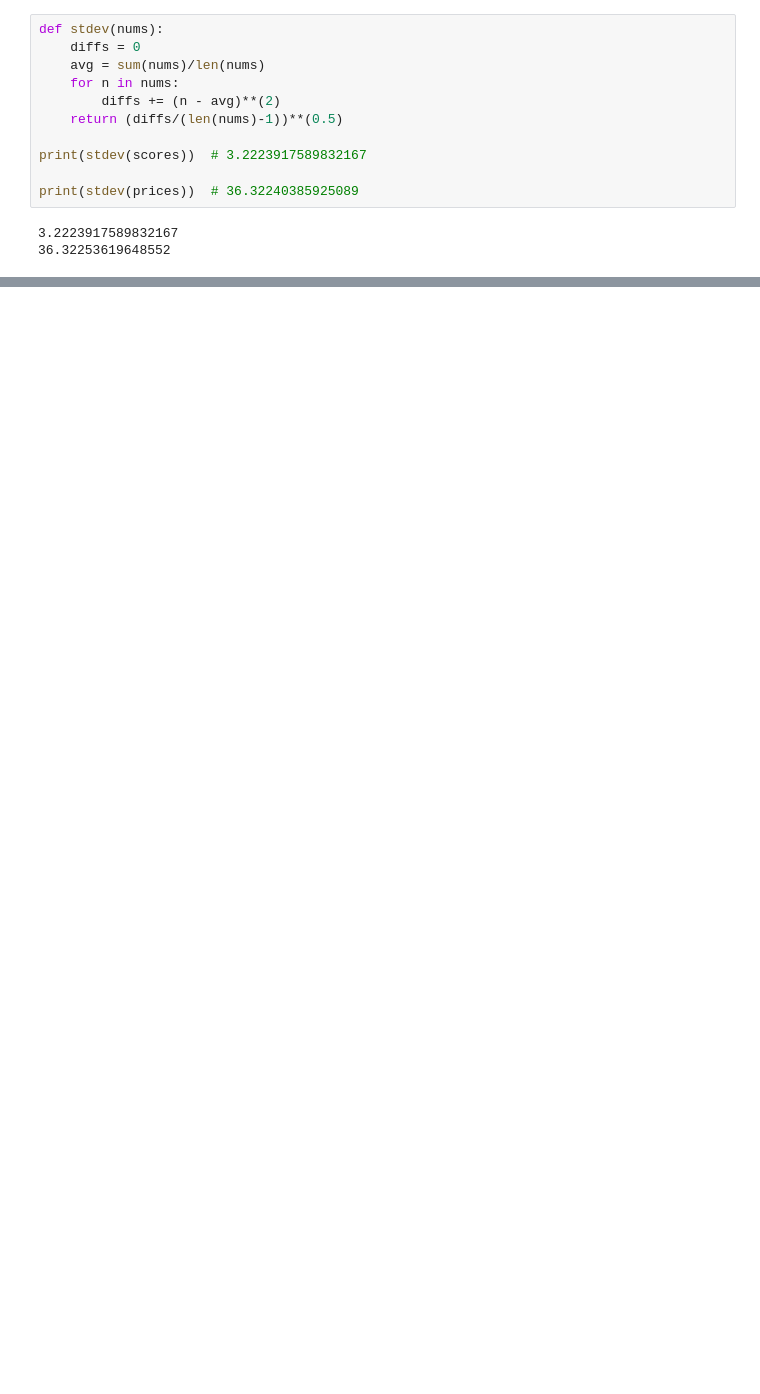
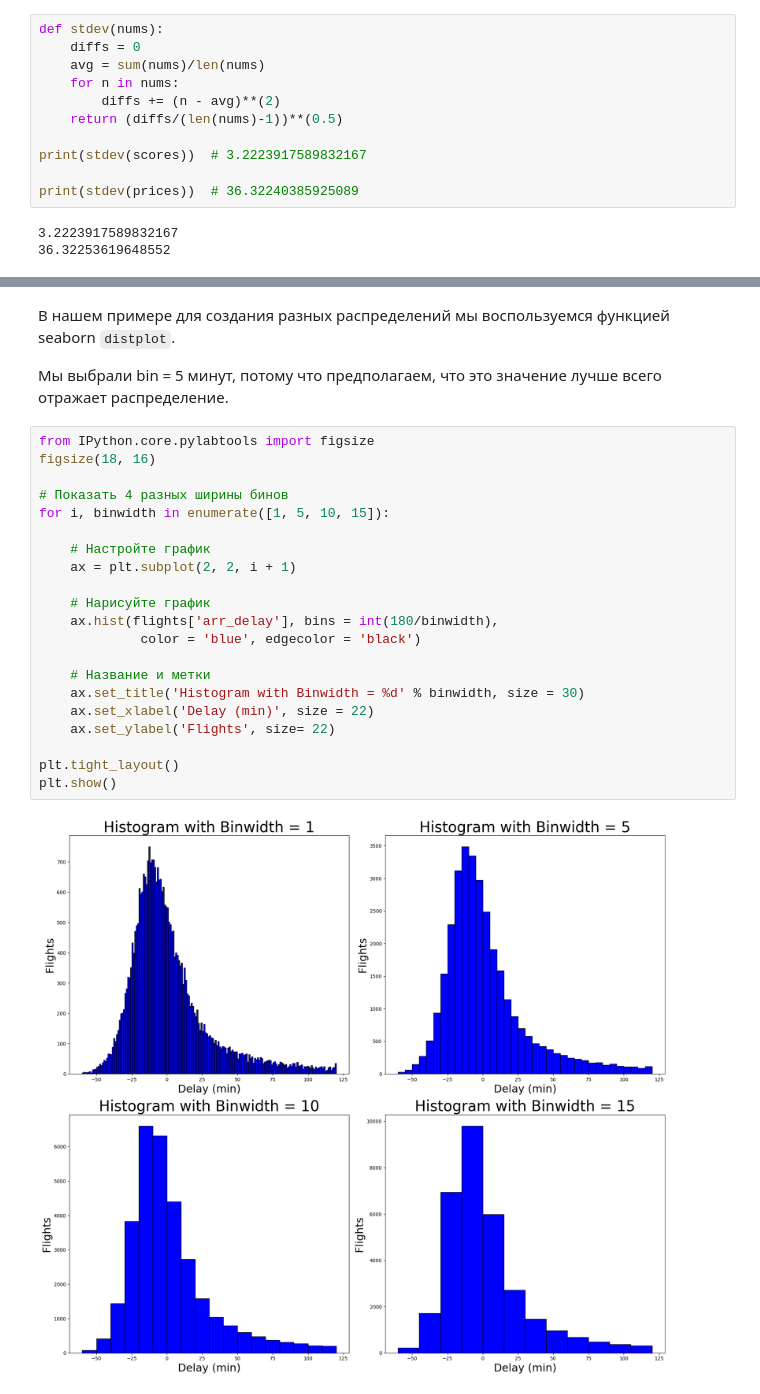
Before and after one commit to Vakhranev/MGIMO, a Jupyter notebook: 7 февраля.ipynb, the cells around one changed output, grey strips where cells are left out. Saved outputs shown, nothing was run; the diff lists cells and outputs as text; blank space fills up the shorter version.

```diff
--- a/7 февраля.ipynb
+++ b/7 февраля.ipynb
@@ -1495,0 +1557,27 @@ print(stdev(prices))  # 36.32240385925089
+# %% [markdown]
+В нашем примере для создания разных распределений мы воспользуемся функцией seaborn `distplot`.
+
+Мы выбрали bin = 5 минут, потому что предполагаем, что это значение лучше всего отражает распределение.
+# %%
+from IPython.core.pylabtools import figsize
+figsize(18, 16)
+
+# Показать 4 разных ширины бинов
+for i, binwidth in enumerate([1, 5, 10, 15]):
+
+    # Настройте график
+    ax = plt.subplot(2, 2, i + 1)
+
+    # Нарисуйте график
+    ax.hist(flights['arr_delay'], bins = int(180/binwidth),
+             color = 'blue', edgecolor = 'black')
+
+    # Название и метки
+    ax.set_title('Histogram with Binwidth = %d' % binwidth, size = 30)
+    ax.set_xlabel('Delay (min)', size = 22)
+    ax.set_ylabel('Flights', size= 22)
+
+plt.tight_layout()
+plt.show()
+# %% [output]
+[figure, added]
```
Also changed, not shown: parts of 21 cells of this notebook.
